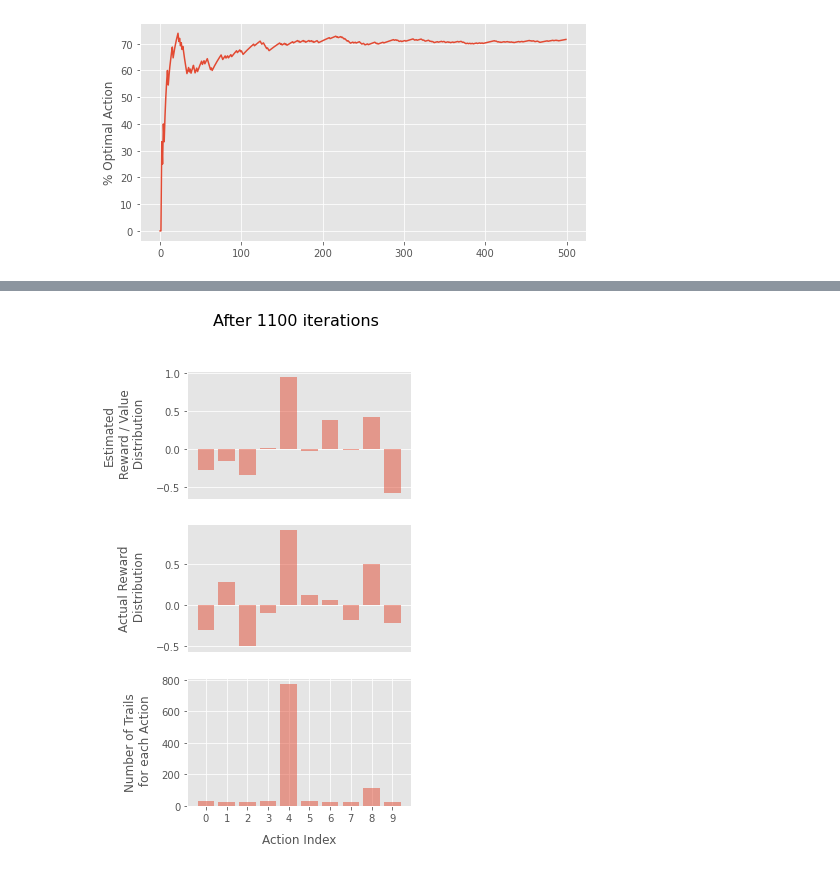
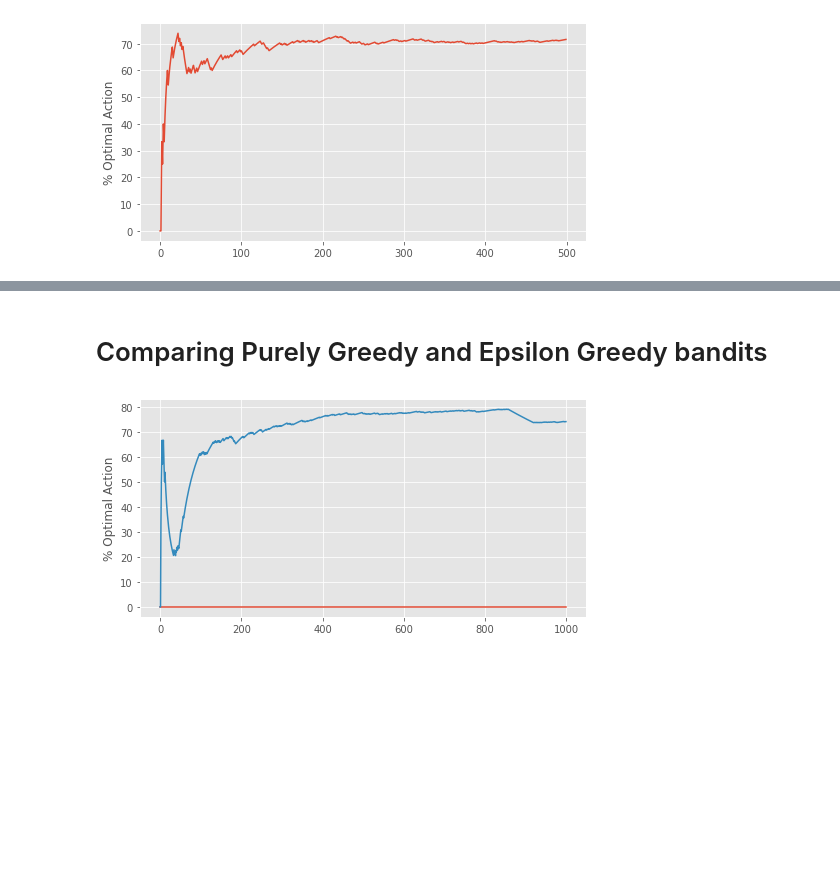
Before and after one commit to yasserius-ml/reinforment_learning_sutton_barto, a Jupyter notebook: Ch_2_MultiArm_Bandits.ipynb, the cells around one changed output, grey strips where cells are left out. Saved outputs shown, nothing was run; the diff lists cells and outputs as text; code cells hidden in the pictures; blank space fills up the shorter version.

Commit message:
Added % optimal action occurrence plots to investigate: comparison of greedy and epsilon greedy bandits, epsilon greedy bandits at the same epsilon

```diff
--- a/Ch_2_MultiArm_Bandits.ipynb
+++ b/Ch_2_MultiArm_Bandits.ipynb
@@ -155,6 +155,7 @@ with plt.style.context('ggplot'):
 # https://github.com/kamenbliznashki/sutton_barto/blob/master/ch02_ten_armed_testbed.py
 
 import numpy as np
+import matplotlib.pyplot as plt
 
 class GreedyBandit:
   def __init__(self,
@@ -205,9 +206,10 @@ class GreedyBandit:
 
     self.optimal_action_percentages.append(percent)
 
+  def get_optimal_value_percentages(self):
+    return self.optimal_action_percentages
+
   def plot_optimal_action_percentages(self):
-    import matplotlib.pyplot as plt
-
     with plt.style.context('ggplot'):
       fig = plt.figure(figsize=(8, 4))
 
@@ -216,8 +218,6 @@ class GreedyBandit:
       plt.show()
 
   def plot_q_comparison(self):
-    import matplotlib.pyplot as plt
-
     with plt.style.context('ggplot'):
       fig = plt.figure(figsize=(4,8))
 
@@ -376,5 +360,29 @@ Actual Reward Distribution Mean:
-# %%
-eps_bandit2.act(1000)
-eps_bandit2.plot_q_comparison()
-# %% [output]
-[figure, removed]
+# %% [markdown]
+# Comparing Purely Greedy and Epsilon Greedy bandits
+# %%
+import matplotlib.pyplot as plt
+
+K_ARMS = 10
+EPSILON = 0.2
+N_STEPS = 1000
+
+greedy_bandit = GreedyBandit(k=K_ARMS)
+epsilon_greedy_bandit = EpsilonGreedyBandit(k=K_ARMS, epsilon=EPSILON)
+
+greedy_bandit.act(N_STEPS)
+epsilon_greedy_bandit.act(N_STEPS)
+
+
+greedy_opt_act_vals = greedy_bandit.get_optimal_value_percentages()
+epsilon_opt_act_vals = epsilon_greedy_bandit.get_optimal_value_percentages()
+
+with plt.style.context('ggplot'):
+  fig = plt.figure(figsize=(8, 4))
+
+  plt.plot(greedy_opt_act_vals)
+  plt.plot(epsilon_opt_act_vals)
+
+  plt.ylabel('% Optimal Action')
+  plt.show()
+# %% [output]
+[figure, added]
```
Also changed, not shown: parts of 13 cells of this notebook.
